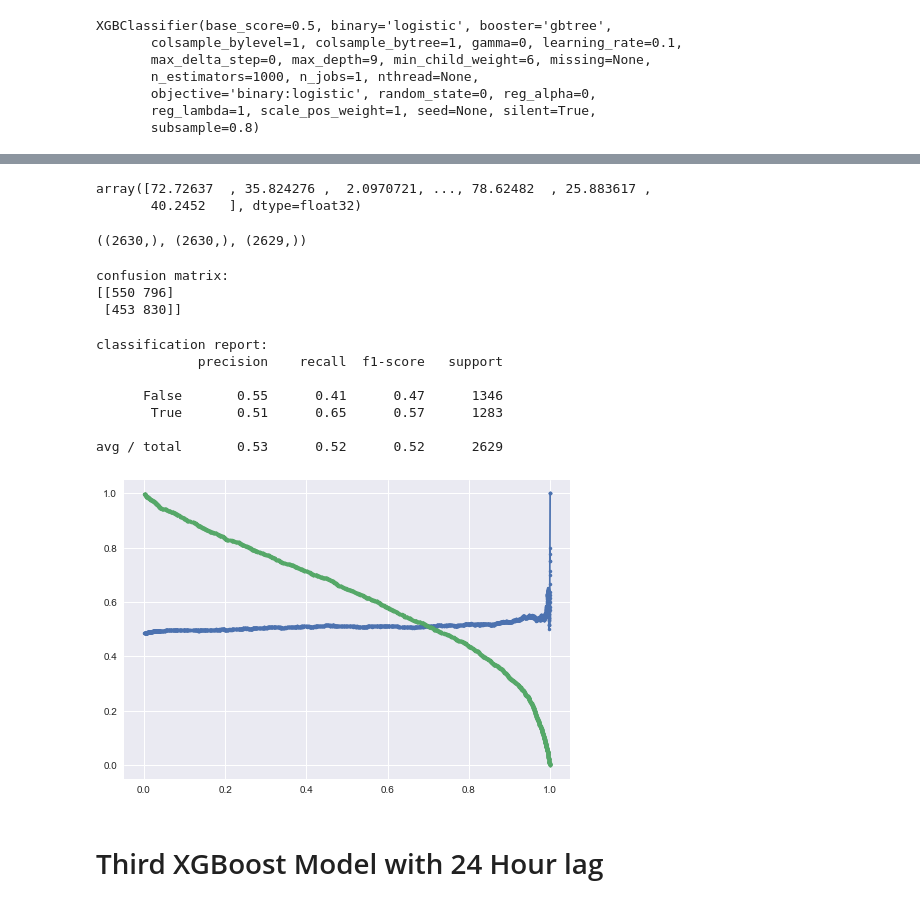
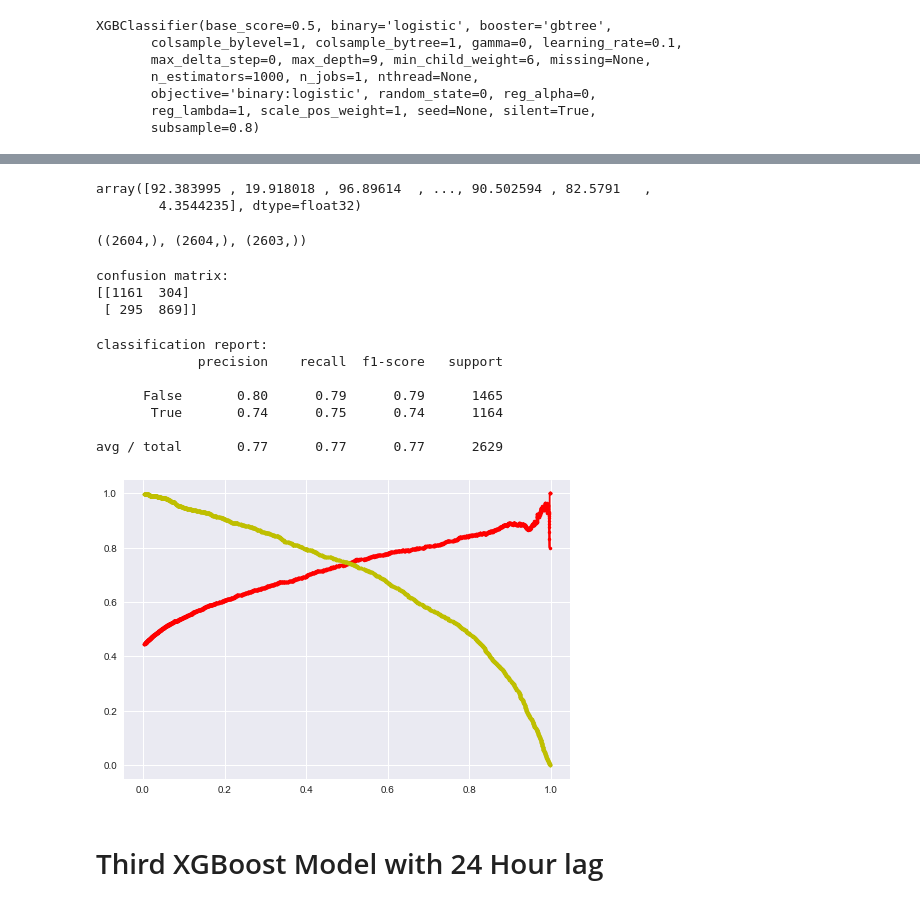
Before and after one commit to amitbhsingh/Project, a Jupyter notebook: 01_Project/binance.ipynb, the cells around one changed output, grey strips where cells are left out. Saved outputs shown, nothing was run; the diff lists cells and outputs as text; code cells hidden in the pictures.

```diff
--- a/01_Project/binance.ipynb
+++ b/01_Project/binance.ipynb
@@ -569,7 +569,7 @@ plt.show()
 seed=7
 test_size=0.30
 # %%
-X_train, X_test, y_train, y_test = train_test_split(X_tsfresh_cr12h, y12, test_size=test_size, shuffle=False)
+X_train, X_test, y_train, y_test = train_test_split(X_tsfresh_cr12h, y12, test_size=test_size, shuffle=True)
 # %%
 model12h = XGBClassifier(max_depth=9,learning_rate=0.1,n_estimators=1000,subsample=0.8,min_child_weight=6,binary='logistic')
 model12h.fit(X_train, y_train)
@@ -597,19 +597,19 @@ precision, recall, thresholds = precision_recall_curve(y_test, probs)
 # %%
 probs*100
 # %% [output]
-array([72.72637  , 35.824276 ,  2.0970721, ..., 78.62482  , 25.883617 ,
-       40.2452   ], dtype=float32)
+array([92.383995 , 19.918018 , 96.89614  , ..., 90.502594 , 82.5791   ,
+        4.3544235], dtype=float32)
 # %%
 precision.shape, recall.shape, thresholds.shape
 # %% [output]
-((2630,), (2630,), (2629,))
+((2604,), (2604,), (2603,))
 # %%
 print("confusion matrix: ")
 print(confusion_matrix(y_test, y_pred12h))
 # %% [output]
 confusion matrix:
-[[550 796]
- [453 830]]
+[[1161  304]
+ [ 295  869]]
 # %%
 print("classification report: ")
 print(classification_report(y_test, y_pred12h))
@@ -617,16 +617,16 @@ print(classification_report(y_test, y_pred12h))
 classification report:
              precision    recall  f1-score   support
 
-      False       0.55      0.41      0.47      1346
-       True       0.51      0.65      0.57      1283
+      False       0.80      0.79      0.79      1465
+       True       0.74      0.75      0.74      1164
 
-avg / total       0.53      0.52      0.52      2629
+avg / total       0.77      0.77      0.77      2629
 # %%
-plt.plot(thresholds, precision[1:] , marker='.')
-plt.plot(thresholds, recall[1:] , marker='.')
+plt.plot(thresholds, precision[1:] , marker='.',color='r')
+plt.plot(thresholds, recall[1:] , marker='.',color='y')
 plt.show()
 # %% [output]
-[figure, old version]
+[figure, new version]
 # %% [markdown]
 # Third XGBoost Model with 24 Hour lag
 # %%
```
Also changed, not shown: parts of 10 cells of this notebook, 1 other file.
